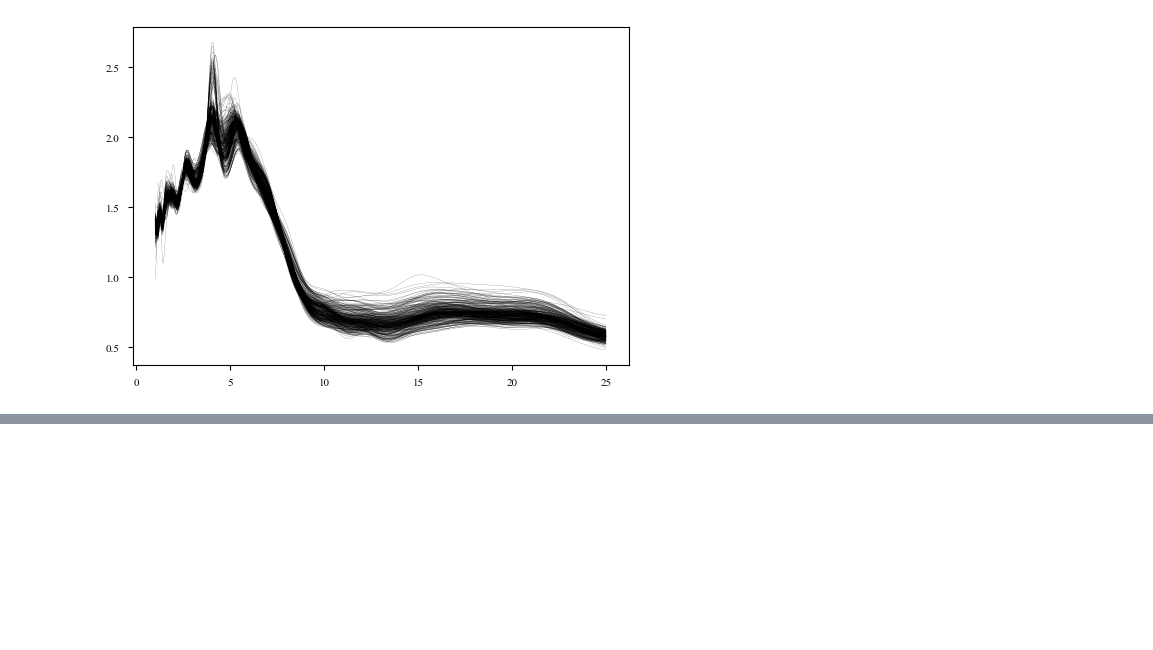
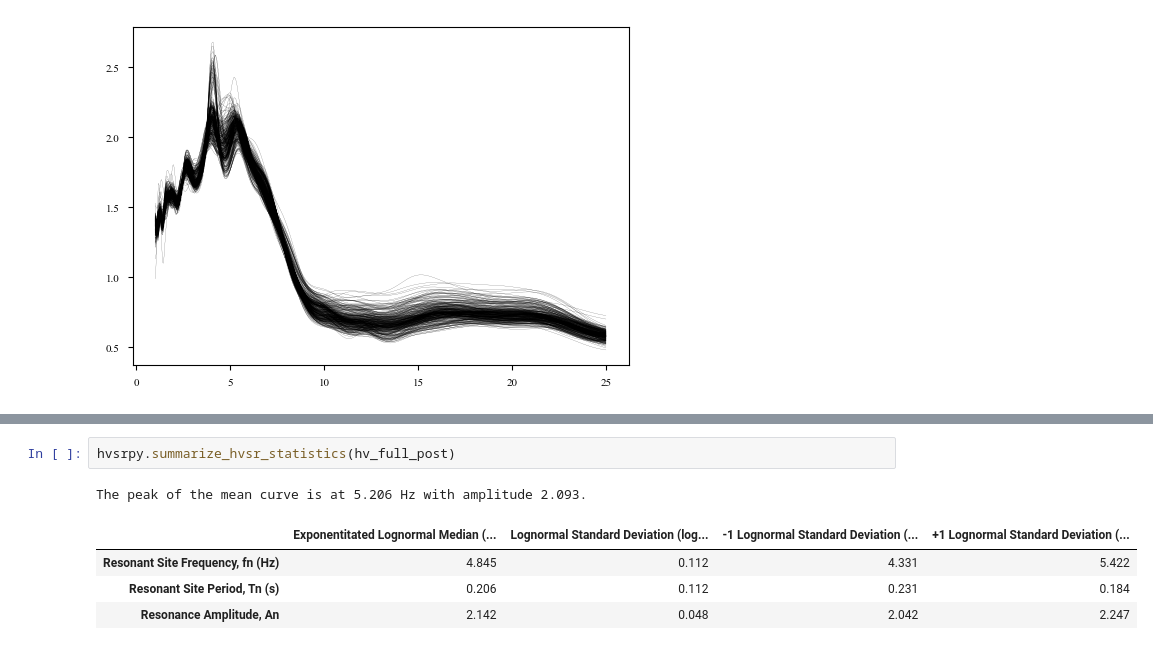
Before and after one commit to barrosofernandez/colima-lahar-hvsr, a Jupyter notebook: hvsr.ipynb, the cells around one changed output, grey strips where cells are left out. Drawn from its saved outputs; the diff is of its cells as text; blank space fills up the shorter version.

Commit message:
more hvsr

```diff
--- a/hvsr.ipynb
+++ b/hvsr.ipynb
@@ -375,0 +517,8 @@ for i in range(curves_full[:,0].shape[0]):
+# %%
+hvsrpy.summarize_hvsr_statistics(hv_full_post)
+# %% [output]
+The peak of the mean curve is at 5.206 Hz with amplitude 2.093.
+|  | Exponentitated Lognormal Median (... | Lognormal Standard Deviation (log... | -1 Lognormal Standard Deviation (... | +1 Lognormal Standard Deviation (... |
+| Resonant Site Frequency, fn (Hz) | 4.845 | 0.112 | 4.331 | 5.422 |
+| Resonant Site Period, Tn (s) | 0.206 | 0.112 | 0.231 | 0.184 |
+| Resonance Amplitude, An | 2.142 | 0.048 | 2.042 | 2.247 |
```
Also changed, not shown: parts of 8 cells of this notebook.
